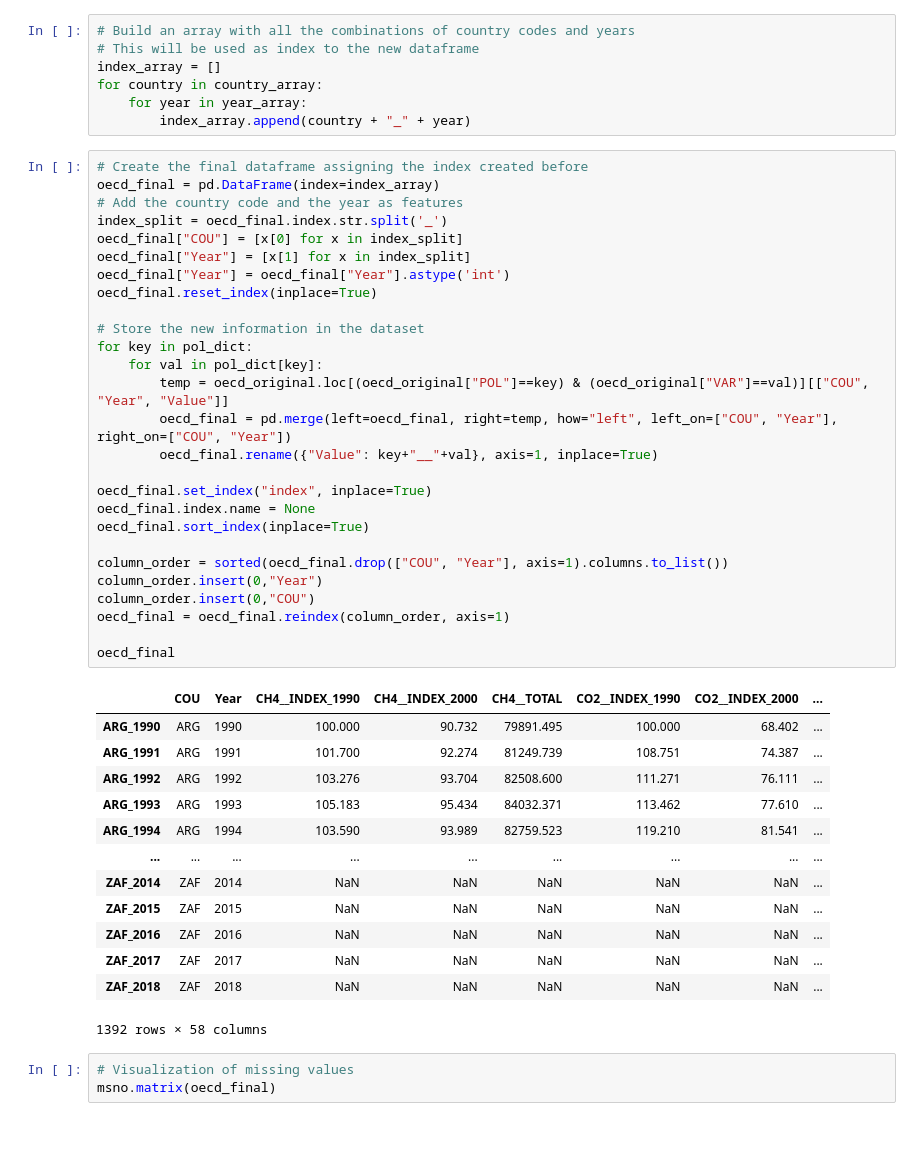
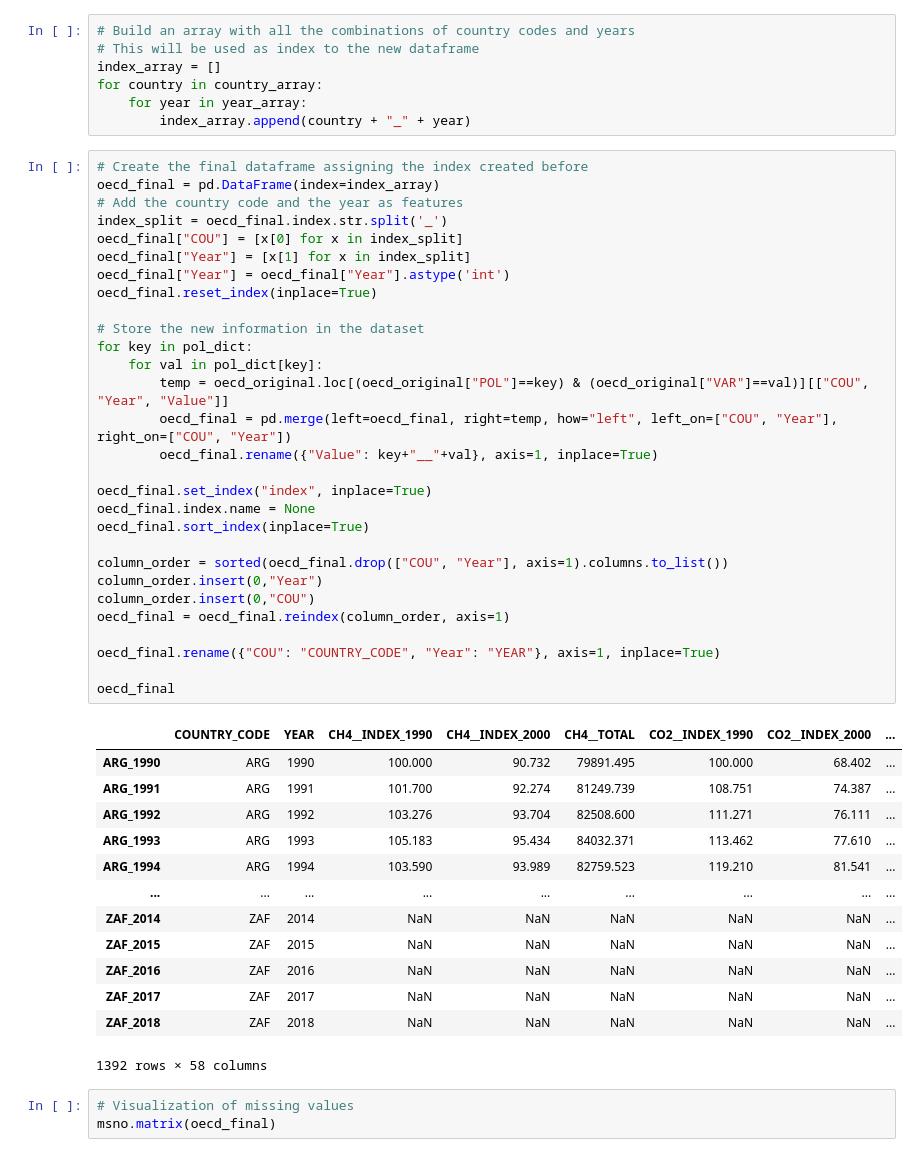
Before and after one commit to OpenGeoScales/ogs-data-exploration, a Jupyter notebook: notebooks/ghg-emissions/oecd/oecd-data-exploration.ipynb, the cells around one changed output. Drawn from its saved outputs; the diff is of its cells as text.

```diff
--- a/notebooks/ghg-emissions/oecd/oecd-data-exploration.ipynb
+++ b/notebooks/ghg-emissions/oecd/oecd-data-exploration.ipynb
@@ -228,32 +228,34 @@ for country in country_array:
 # %%
 # Create the final dataframe assigning the index created before
 oecd_final = pd.DataFrame(index=index_array)
 # Add the country code and the year as features
 index_split = oecd_final.index.str.split('_')
 oecd_final["COU"] = [x[0] for x in index_split]
 oecd_final["Year"] = [x[1] for x in index_split]
 oecd_final["Year"] = oecd_final["Year"].astype('int')
 oecd_final.reset_index(inplace=True)
 
 # Store the new information in the dataset
 for key in pol_dict:
     for val in pol_dict[key]:
         temp = oecd_original.loc[(oecd_original["POL"]==key) & (oecd_original["VAR"]==val)][["COU", "Year", "Value"]]
         oecd_final = pd.merge(left=oecd_final, right=temp, how="left", left_on=["COU", "Year"], right_on=["COU", "Year"])
         oecd_final.rename({"Value": key+"__"+val}, axis=1, inplace=True)
 
 oecd_final.set_index("index", inplace=True)
 oecd_final.index.name = None
 oecd_final.sort_index(inplace=True)
 
 column_order = sorted(oecd_final.drop(["COU", "Year"], axis=1).columns.to_list())
 column_order.insert(0,"Year")
 column_order.insert(0,"COU")
 oecd_final = oecd_final.reindex(column_order, axis=1)
 
+oecd_final.rename({"COU": "COUNTRY_CODE", "Year": "YEAR"}, axis=1, inplace=True)
+
 oecd_final
 # %% [output]
-|  | COU | Year | CH4__INDEX_1990 | CH4__INDEX_2000 | CH4__TOTAL | CO2__INDEX_1990 | CO2__INDEX_2000 | ... |
+|  | COUNTRY_CODE | YEAR | CH4__INDEX_1990 | CH4__INDEX_2000 | CH4__TOTAL | CO2__INDEX_1990 | CO2__INDEX_2000 | ... |
 | ARG_1990 | ARG | 1990 | 100.000 | 90.732 | 79891.495 | 100.000 | 68.402 | ... |
 | ARG_1991 | ARG | 1991 | 101.700 | 92.274 | 81249.739 | 108.751 | 74.387 | ... |
 | ARG_1992 | ARG | 1992 | 103.276 | 93.704 | 82508.600 | 111.271 | 76.111 | ... |
```
Also changed, not shown: 1 other file.
